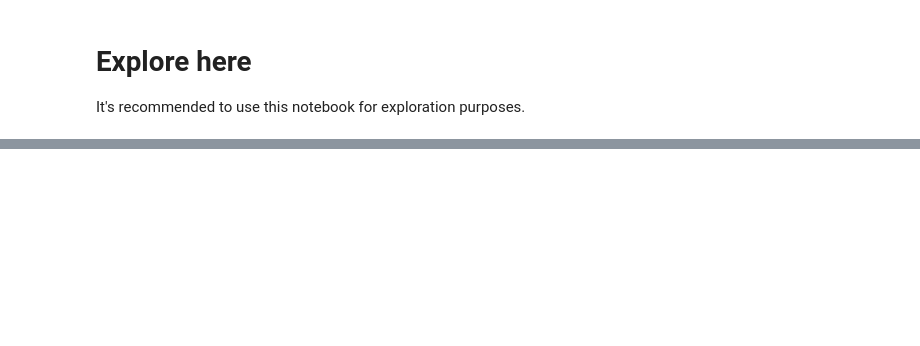
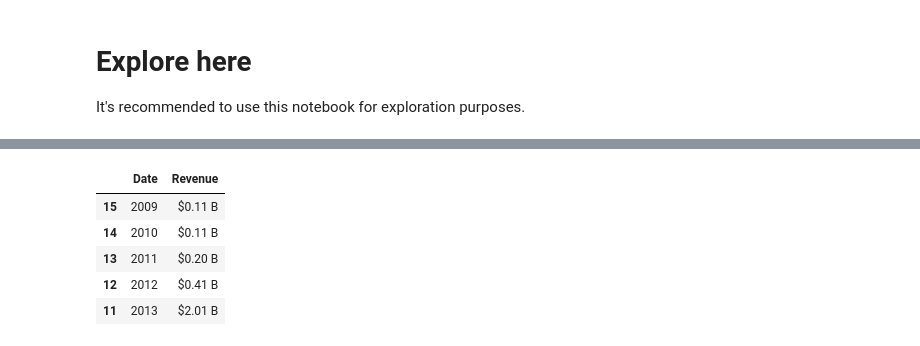
Before and after one commit to jllarose/web-scraping-project-tutorial, a Jupyter notebook: src/explore.ipynb, the cells around one changed output, grey strips where cells are left out. Cells and saved outputs as stored; diff of their text form; code cells hidden in the pictures; blank space fills up the shorter version.

```diff
--- a/src/explore.ipynb
+++ b/src/explore.ipynb
@@ -20,0 +17,11 @@ ModuleNotFoundError: No module named 'requests'
+# %%
+response = requests.get(url)
+
+if response.status_code == 200:
+    html_content = response.text
+    print("HTML content downloaded successfully.")
+else:
+    headers = {'User-Agent': 'Mozilla/5.0 (Windows NT 10.0; Win64; x64) AppleWebKit/537.36 (KHTML, like Gecko) Chrome/91.0.4472.124 Safari/537.36'}
+    request = requests.get(url, headers = headers)
+    time.sleep(10)
+    response = request.text
@@ -20,0 +30,12 @@ ModuleNotFoundError: No module named 'requests'
+# %%
+soup = BeautifulSoup(html_content, 'html.parser')
+
+revenue_table = soup.find('table')
+
+if revenue_table:
+    print("Revenue table found.")
+else:
+    print("Could not find the revenue table.")
+
+# Extract all rows and columns from the table
+rows = revenue_table.find_all('tr')
@@ -20,0 +64,21 @@ ModuleNotFoundError: No module named 'requests'
+# %%
+# Prepare data for the DataFrame
+data = []
+for row in rows[1:]:
+    columns = row.find_all('td')
+    date = columns[0].text.strip()
+    revenue = columns[1].text.strip()
+    data.append([date, revenue])
+
+# Create a Pandas DataFrame
+df = pd.DataFrame(data, columns=['Date', 'Revenue'])
+df = df.sort_values("Date")
+
+df.head()
+# %% [output]
+|  | Date | Revenue |
+| 15 | 2009 | $0.11 B |
+| 14 | 2010 | $0.11 B |
+| 13 | 2011 | $0.20 B |
+| 12 | 2012 | $0.41 B |
+| 11 | 2013 | $2.01 B |
```
Also changed, not shown: parts of 11 cells of this notebook, 3 other files.
